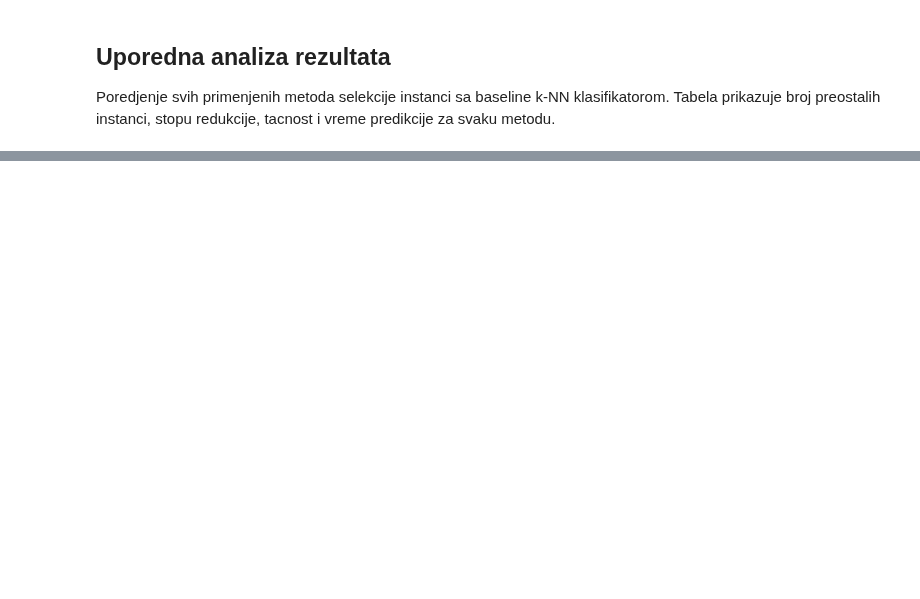
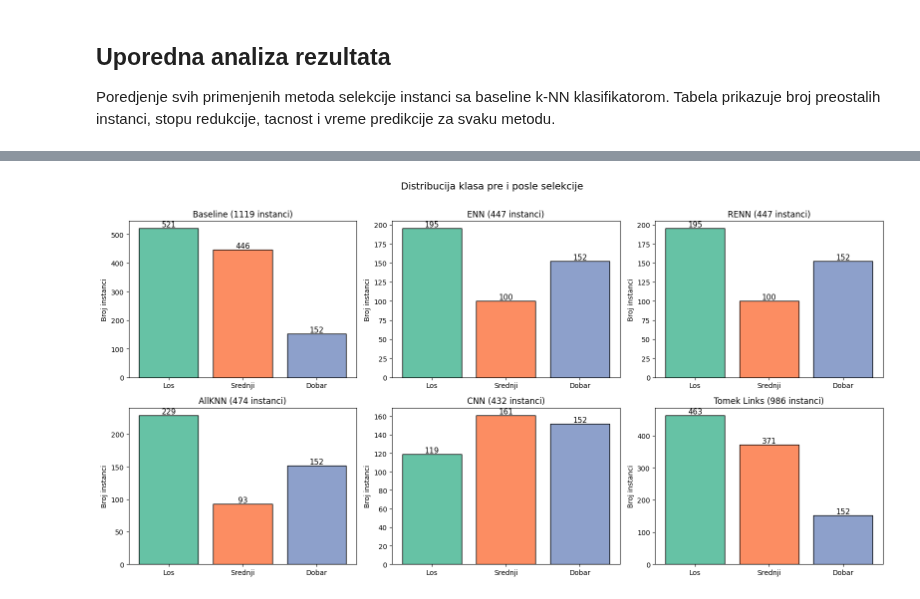
Before and after one commit to alxcek/mas-ai, a Jupyter notebook: data_preprocessing/seminar_paper_1/instance_selection.ipynb, the cells around one changed output, grey strips where cells are left out. Cells and saved outputs as stored; diff of their text form; code cells hidden in the pictures; blank space fills up the shorter version.

```diff
--- a/data_preprocessing/seminar_paper_1/instance_selection.ipynb
+++ b/data_preprocessing/seminar_paper_1/instance_selection.ipynb
@@ -645,0 +686,28 @@ Baseline (without selection)              1119            0.0    0.6438
+# %%
+datasets = {
+    'Baseline': y_train,
+    'ENN': y_enn,
+    'RENN': y_renn,
+    'AllKNN': y_allknn,
+    'CNN': y_cnn,
+    'Tomek Links': y_tomek
+}
+
+fig, axes = plt.subplots(2, 3, figsize=(16, 8))
+axes = axes.flatten()
+labels = ['Los', 'Srednji', 'Dobar']
+colors = sns.color_palette('Set2', 3)
+
+for i, (name, y_data) in enumerate(datasets.items()):
+    counts = pd.Series(y_data).value_counts().sort_index()
+    axes[i].bar(labels, counts, color=colors, edgecolor='black')
+    axes[i].set_title(f'{name} ({len(y_data)} instanci)', fontsize=12)
+    axes[i].set_ylabel('Broj instanci')
+    for j, v in enumerate(counts):
+        axes[i].annotate(f'{v}', (j, v), ha='center', va='bottom', fontsize=11)
+
+plt.suptitle('Distribucija klasa pre i posle selekcije', fontsize=14, y=1.01)
+plt.tight_layout()
+plt.show()
+# %% [output]
+[figure, added]
```
Also changed, not shown: parts of 9 cells of this notebook.
